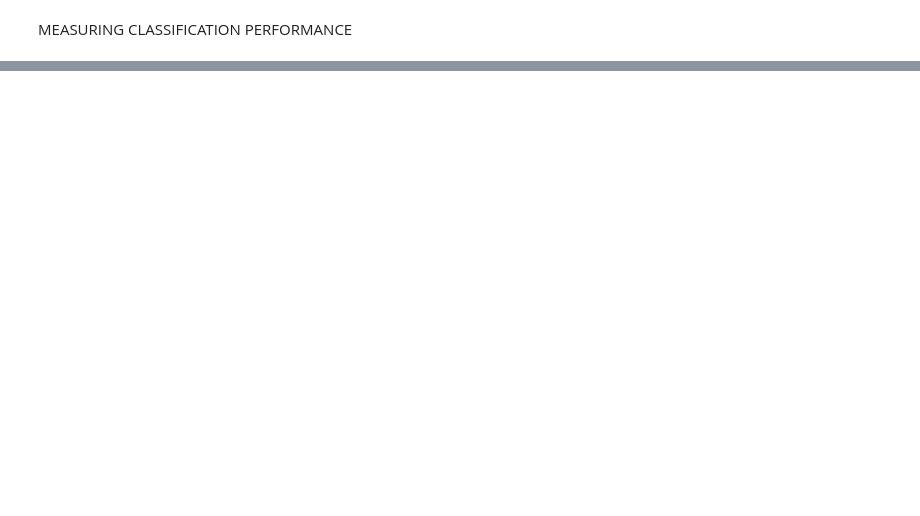
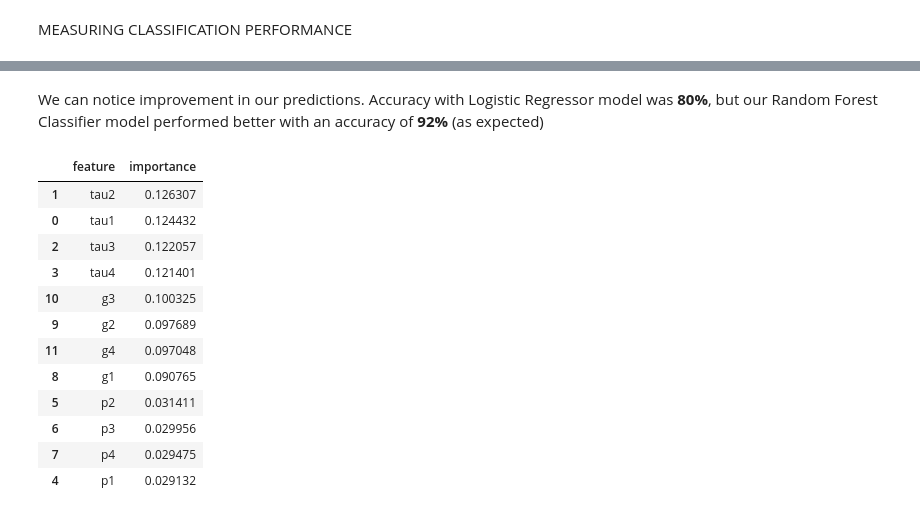
Before and after one commit to ProData-Emmanuel/Climate-Change-Project, a Jupyter notebook: Okeke_Emmanuel_Data_Science_Stage_C_Graded_Quiz_Hamoye_Internship.ipynb, the cells around one changed output, grey strips where cells are left out. Cells and saved outputs as stored; diff of their text form; code cells hidden in the pictures; blank space fills up the shorter version.

```diff
--- a/Okeke_Emmanuel_Data_Science_Stage_C_Graded_Quiz_Hamoye_Internship.ipynb
+++ b/Okeke_Emmanuel_Data_Science_Stage_C_Graded_Quiz_Hamoye_Internship.ipynb
@@ -144,0 +287,23 @@ MEASURING CLASSIFICATION PERFORMANCE
+# %% [markdown]
+We can notice improvement in our predictions. Accuracy with Logistic Regressor model was **80%**, but our Random Forest Classifier model performed better with an accuracy of **92%** (as expected)
+# %%
+# check Important features
+feature_importances_df = pd.DataFrame(
+    {"feature": list(x_train.columns), "importance": classifier.feature_importances_}
+).sort_values("importance", ascending=False)
+
+feature_importances_df
+# %% [output]
+|  | feature | importance |
+| 1 | tau2 | 0.126307 |
+| 0 | tau1 | 0.124432 |
+| 2 | tau3 | 0.122057 |
+| 3 | tau4 | 0.121401 |
+| 10 | g3 | 0.100325 |
+| 9 | g2 | 0.097689 |
+| 11 | g4 | 0.097048 |
+| 8 | g1 | 0.090765 |
+| 5 | p2 | 0.031411 |
+| 6 | p3 | 0.029956 |
+| 7 | p4 | 0.029475 |
+| 4 | p1 | 0.029132 |
```
Also changed, not shown: parts of 43 cells of this notebook.
